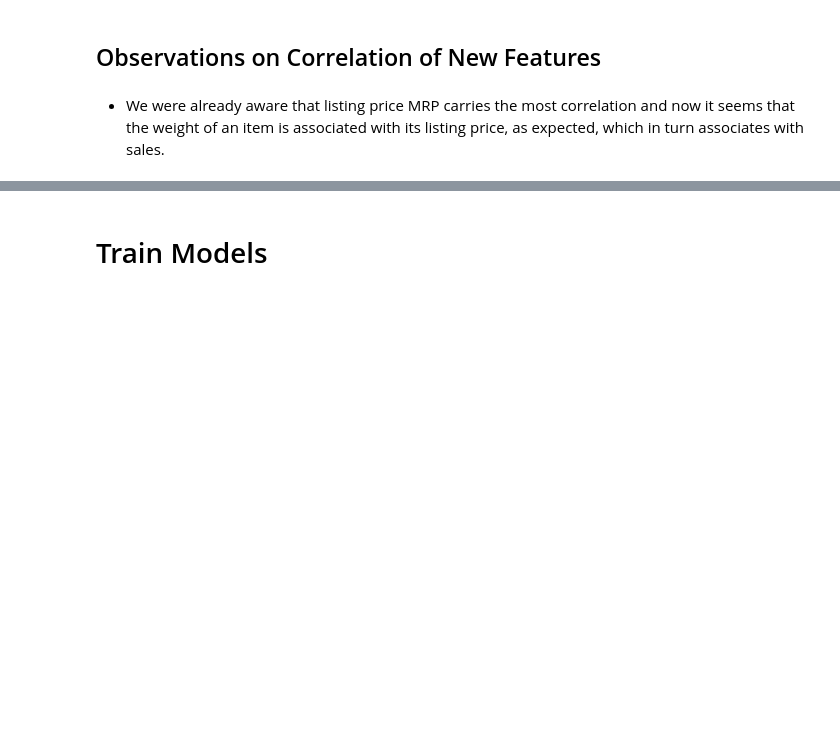
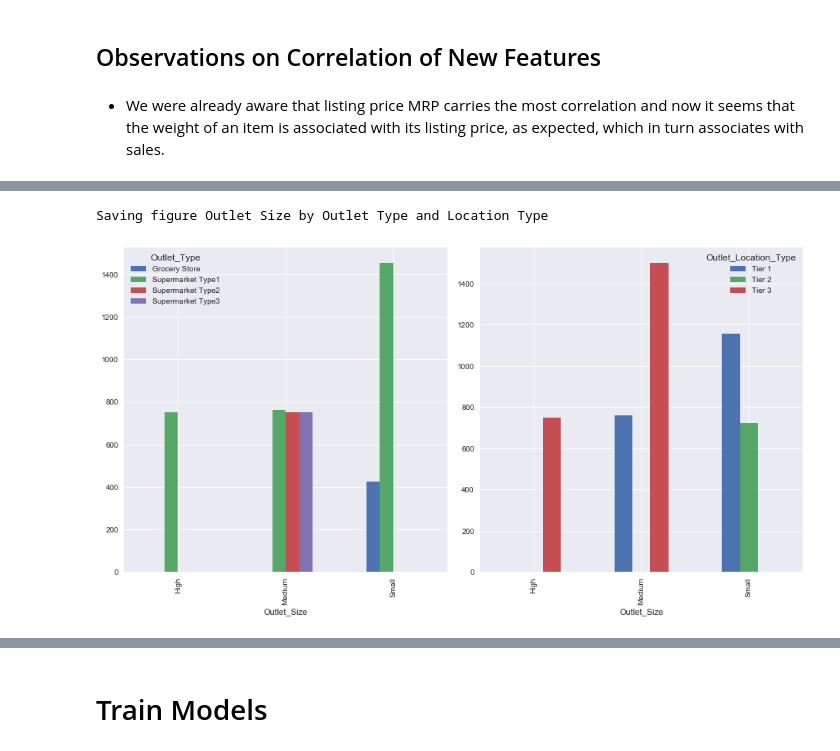
Before and after one commit to dorond/big-mart-sales-prediction, a Jupyter notebook: Big Mart Sales Prediction.ipynb, the cells around one changed output, grey strips where cells are left out. Cells and saved outputs as stored; diff of their text form; code cells hidden in the pictures; blank space fills up the shorter version.

```diff
--- a/Big Mart Sales Prediction.ipynb
+++ b/Big Mart Sales Prediction.ipynb
@@ -827,0 +828,4 @@ plt.show()
+# %%
+# Ensuring we have a fresh training set without the target attribute.
+sales = strat_train_set.drop("Item_Outlet_Sales", axis=1) # drop labels for training set
+sales_labels = strat_train_set["Item_Outlet_Sales"].copy()
@@ -827,0 +855,10 @@ plt.show()
+# %%
+fig = plt.figure(figsize=(13,7))
+ax1 = fig.add_subplot(121)
+pd.crosstab(sales["Outlet_Size"], [sales["Outlet_Type"]]).plot.bar(ax=ax1)
+ax2 = fig.add_subplot(122)
+pd.crosstab(sales["Outlet_Size"], [sales["Outlet_Location_Type"]]).plot.bar(ax=ax2)
+save_fig('Outlet Size by Outlet Type and Location Type')
+# %% [output]
+Saving figure Outlet Size by Outlet Type and Location Type
+[figure, added]
```
Also changed, not shown: parts of 155 cells of this notebook, 44 other files.
